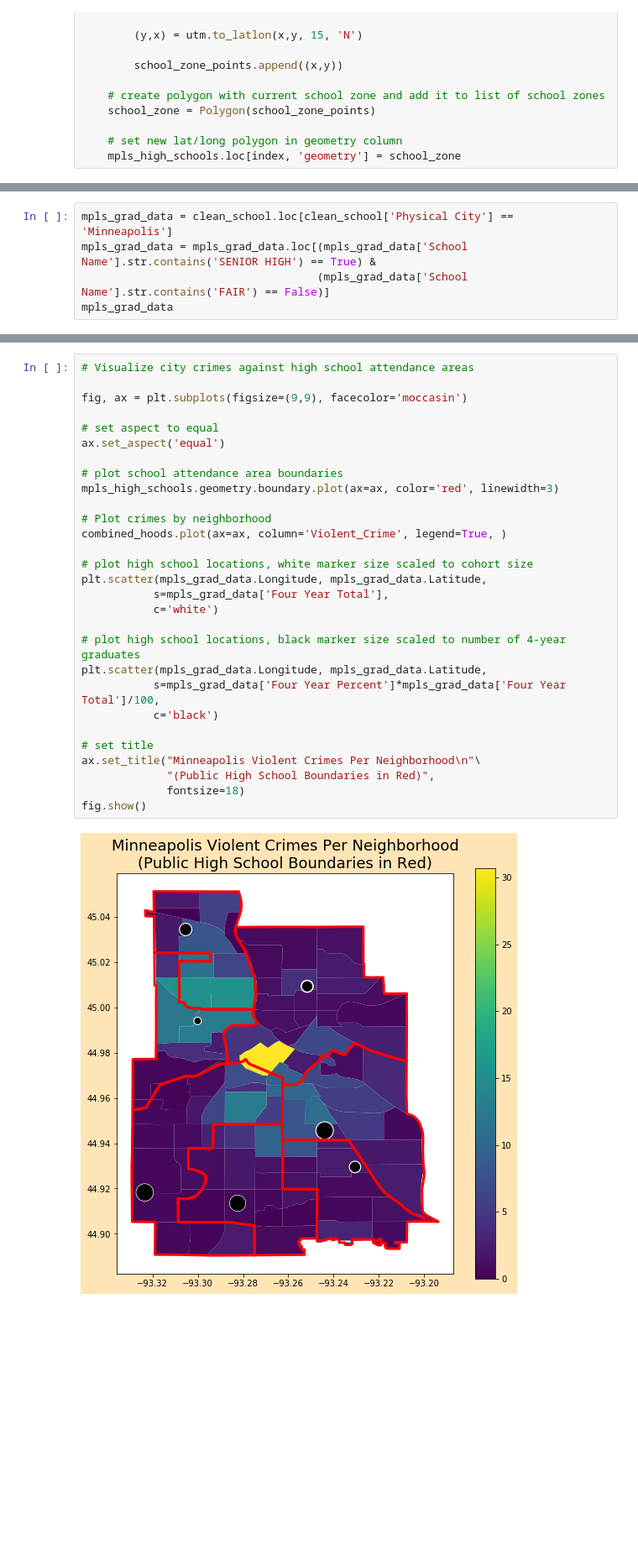
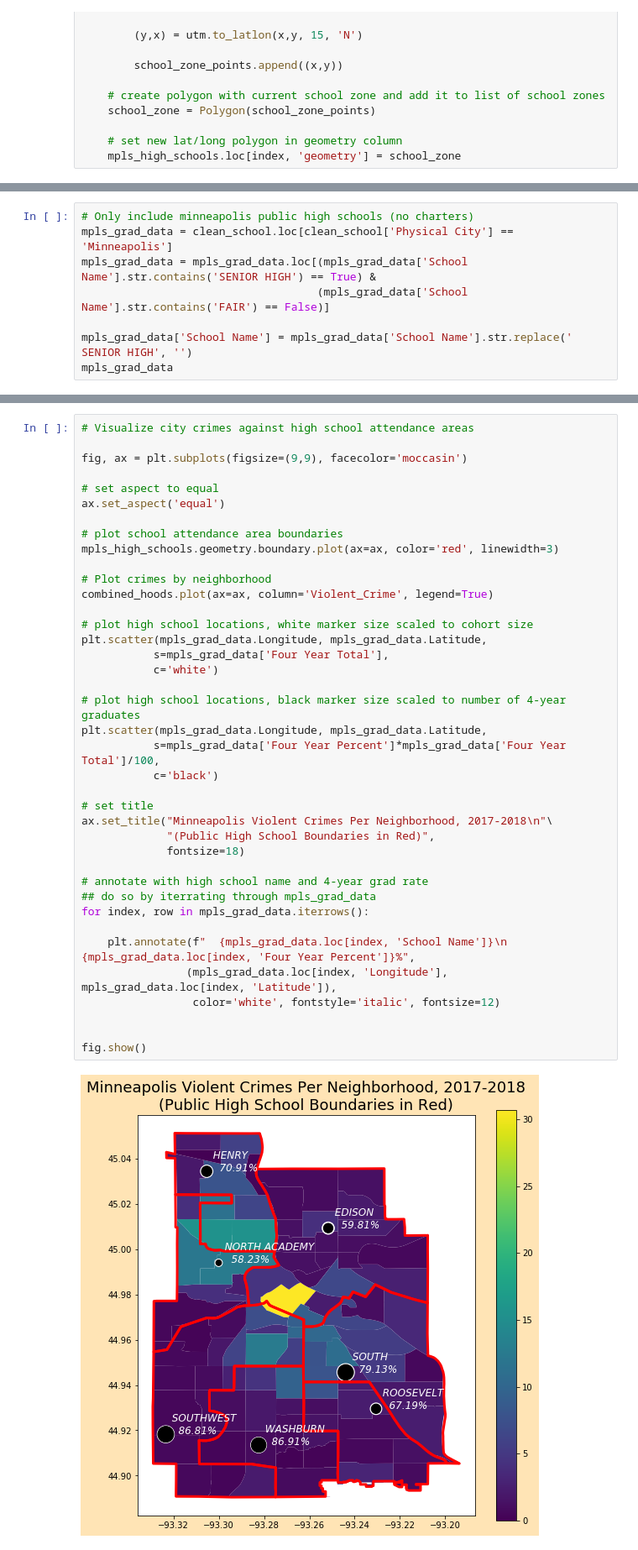
Before and after one commit to alvern/Group_Project_Grad_Rates, a Jupyter notebook: Heatmaps_Jack.ipynb, the cells around one changed output, grey strips where cells are left out. Shown at 84% size. Cells and saved outputs as stored; diff of their text form; blank space fills up the shorter version.

Commit message:
Added first visualization image.

```diff
--- a/Heatmaps_Jack.ipynb
+++ b/Heatmaps_Jack.ipynb
@@ -561,9 +561,12 @@ plt.title("Minneapolis Violent Crimes Per Neighborhood\n"\
 Text(0.5, 1.0, 'Minneapolis Violent Crimes Per Neighborhood\n(Public High School Boundaries in Red)')
 [figure]
 # %%
+# Only include minneapolis public high schools (no charters)
 mpls_grad_data = clean_school.loc[clean_school['Physical City'] == 'Minneapolis']
 mpls_grad_data = mpls_grad_data.loc[(mpls_grad_data['School Name'].str.contains('SENIOR HIGH') == True) &
                                     (mpls_grad_data['School Name'].str.contains('FAIR') == False)]
+
+mpls_grad_data['School Name'] = mpls_grad_data['School Name'].str.replace(' SENIOR HIGH', '')
 mpls_grad_data
 # %% [output]
 |  | District Number | School Number | School Name | Demographic Description | Ending Status | Four Year Percent | ... |
@@ -577,31 +580,41 @@ mpls_grad_data
 # %%
 # Visualize city crimes against high school attendance areas
 
 fig, ax = plt.subplots(figsize=(9,9), facecolor='moccasin')
 
 # set aspect to equal
 ax.set_aspect('equal')
 
 # plot school attendance area boundaries
 mpls_high_schools.geometry.boundary.plot(ax=ax, color='red', linewidth=3)
 
 # Plot crimes by neighborhood
-combined_hoods.plot(ax=ax, column='Violent_Crime', legend=True, )
+combined_hoods.plot(ax=ax, column='Violent_Crime', legend=True)
 
 # plot high school locations, white marker size scaled to cohort size
 plt.scatter(mpls_grad_data.Longitude, mpls_grad_data.Latitude,
            s=mpls_grad_data['Four Year Total'],
            c='white')
 
 # plot high school locations, black marker size scaled to number of 4-year graduates
 plt.scatter(mpls_grad_data.Longitude, mpls_grad_data.Latitude,
            s=mpls_grad_data['Four Year Percent']*mpls_grad_data['Four Year Total']/100,
            c='black')
 
 # set title
-ax.set_title("Minneapolis Violent Crimes Per Neighborhood\n"\
+ax.set_title("Minneapolis Violent Crimes Per Neighborhood, 2017-2018\n"\
              "(Public High School Boundaries in Red)",
              fontsize=18)
+
+# annotate with high school name and 4-year grad rate
+## do so by iterrating through mpls_grad_data
+for index, row in mpls_grad_data.iterrows():
+
+    plt.annotate(f"  {mpls_grad_data.loc[index, 'School Name']}\n    {mpls_grad_data.loc[index, 'Four Year Percent']}%",
+                (mpls_grad_data.loc[index, 'Longitude'], mpls_grad_data.loc[index, 'Latitude']),
+                 color='white', fontstyle='italic', fontsize=12)
+
+
 fig.show()
 # %% [output]
-[figure, old version]
+[figure, new version]
```
Also changed, not shown: parts of 1 cell of this notebook, 1 other file.
